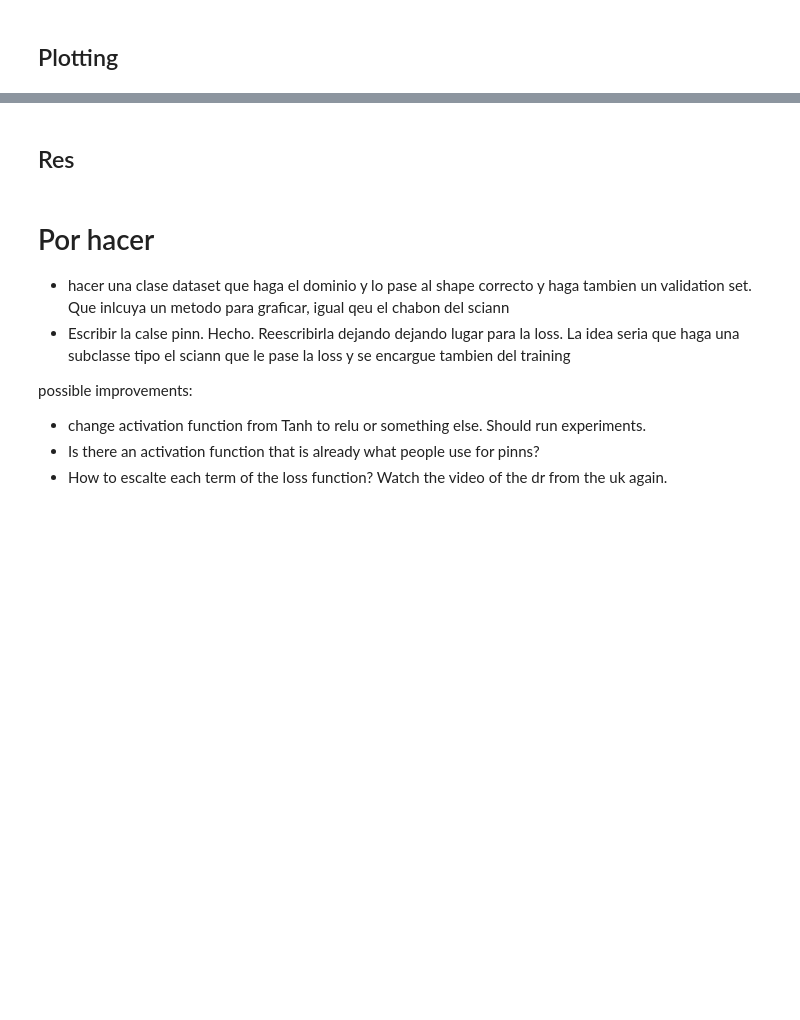
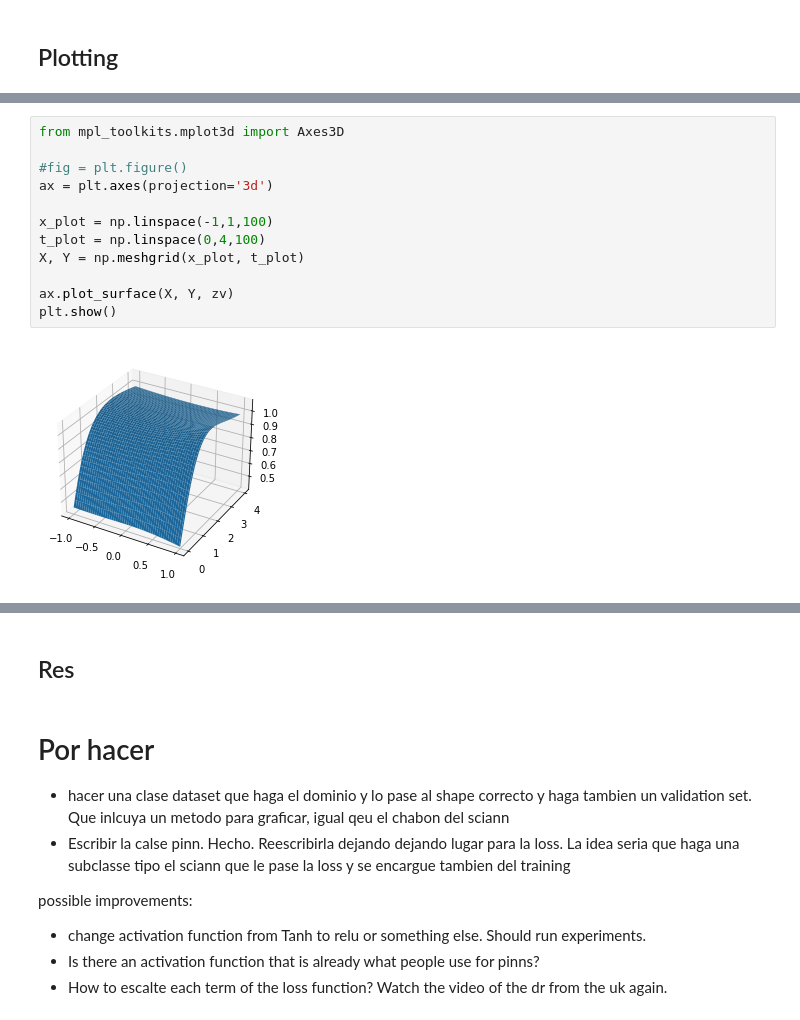
Before and after one commit to carlogf/Solving_pdes_with_piNNs, a Jupyter notebook: heat_equation_pytorch.ipynb, the cells around one changed output, grey strips where cells are left out. Saved outputs shown, nothing was run; the diff lists cells and outputs as text; blank space fills up the shorter version.

```diff
--- a/heat_equation_pytorch.ipynb
+++ b/heat_equation_pytorch.ipynb
@@ -238,0 +319,14 @@ KeyboardInterrupt:
+# %%
+from mpl_toolkits.mplot3d import Axes3D
+
+#fig = plt.figure()
+ax = plt.axes(projection='3d')
+
+x_plot = np.linspace(-1,1,100)
+t_plot = np.linspace(0,4,100)
+X, Y = np.meshgrid(x_plot, t_plot)
+
+ax.plot_surface(X, Y, zv)
+plt.show()
+# %% [output]
+[figure, added]
```
Also changed, not shown: parts of 20 cells of this notebook, 1 other file.
